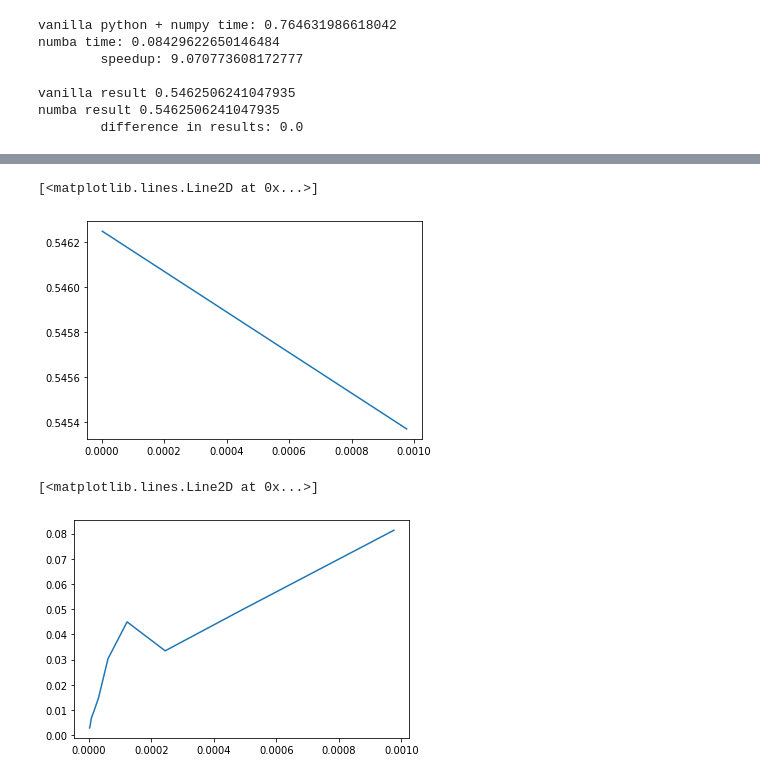
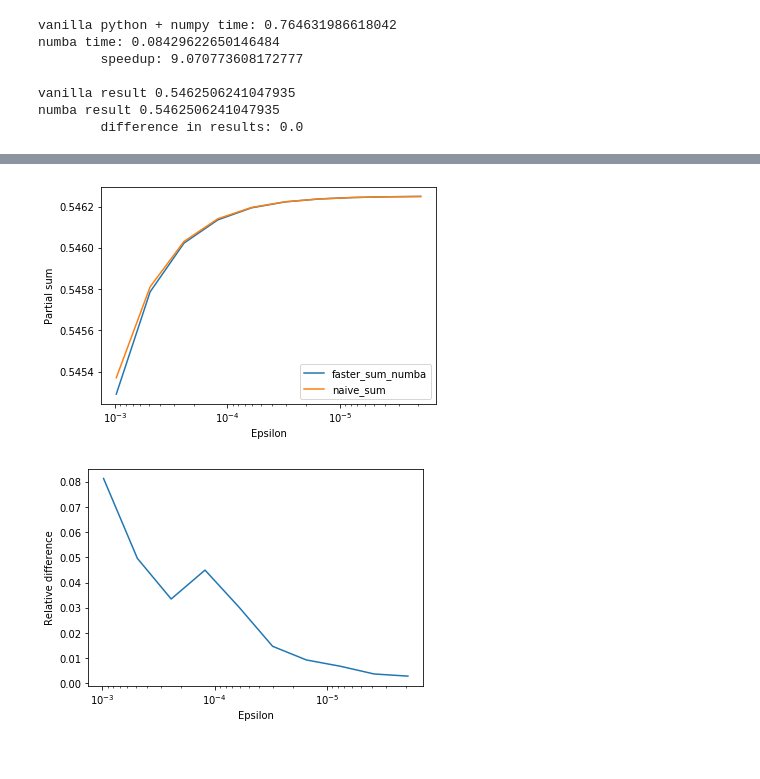
Before and after one commit to anuramat/comp_algos, a Jupyter notebook: series.ipynb, the cells around one changed output, grey strips where cells are left out. Cells and saved outputs as stored; diff of their text form; code cells hidden in the pictures.

```diff
--- a/series.ipynb
+++ b/series.ipynb
@@ -103,16 +94,25 @@ plt.plot(x,y1)
-# %%
-x = [2**-i for i in range(10,20)]
-y2 = [naive_sum(1,j) for j in x]
-
-plt.plot(x,y2)
-# %% [output]
-[<matplotlib.lines.Line2D at 0x...>]
-[figure, removed]
-# %%
-x = [2**-i for i in range(10,20)]
-y3 = [(naive_sum(1,j)-faster_sum_numba(1,j))/j for j in x]
-
-plt.plot(x,y3)
-# %% [output]
-[<matplotlib.lines.Line2D at 0x...>]
-[figure, removed]
+# %%
+x = [2**-i for i in range(10,20)]
+y1 = [faster_sum_numba(1,j) for j in x]
+y2 = [naive_sum(1,j) for j in x]
+
+plt.ylabel('Partial sum')
+plt.xlabel('Epsilon')
+plt.gca().invert_xaxis()
+plt.xscale('log')
+plt.plot(x,y1,label='faster_sum_numba')
+plt.plot(x,y2,label='naive_sum')
+plt.legend(loc='lower right')
+plt.show()
+
+y3 = [(naive_sum(1,j)-faster_sum_numba(1,j))/j for j in x]
+
+plt.xlabel('Epsilon')
+plt.ylabel('Relative difference')
+plt.gca().invert_xaxis()
+plt.xscale('log')
+plt.plot(x,y3)
+plt.show()
+# %% [output]
+[figure, added]
+[figure, added]
```
Also changed, not shown: parts of 5 cells of this notebook.
